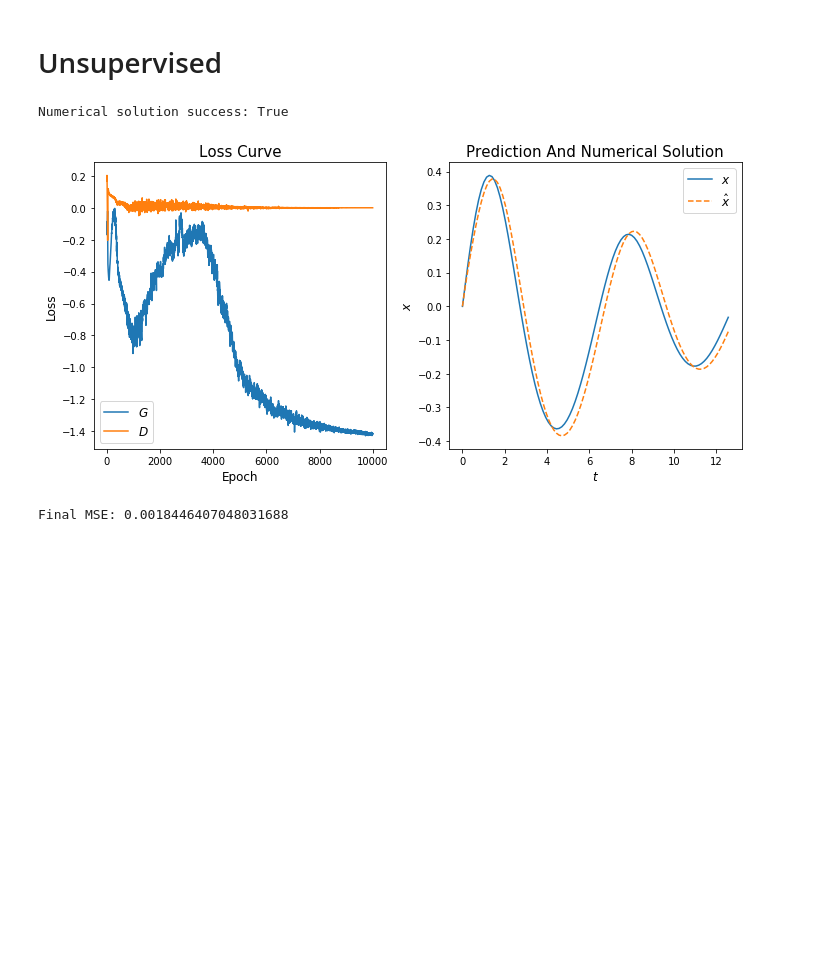
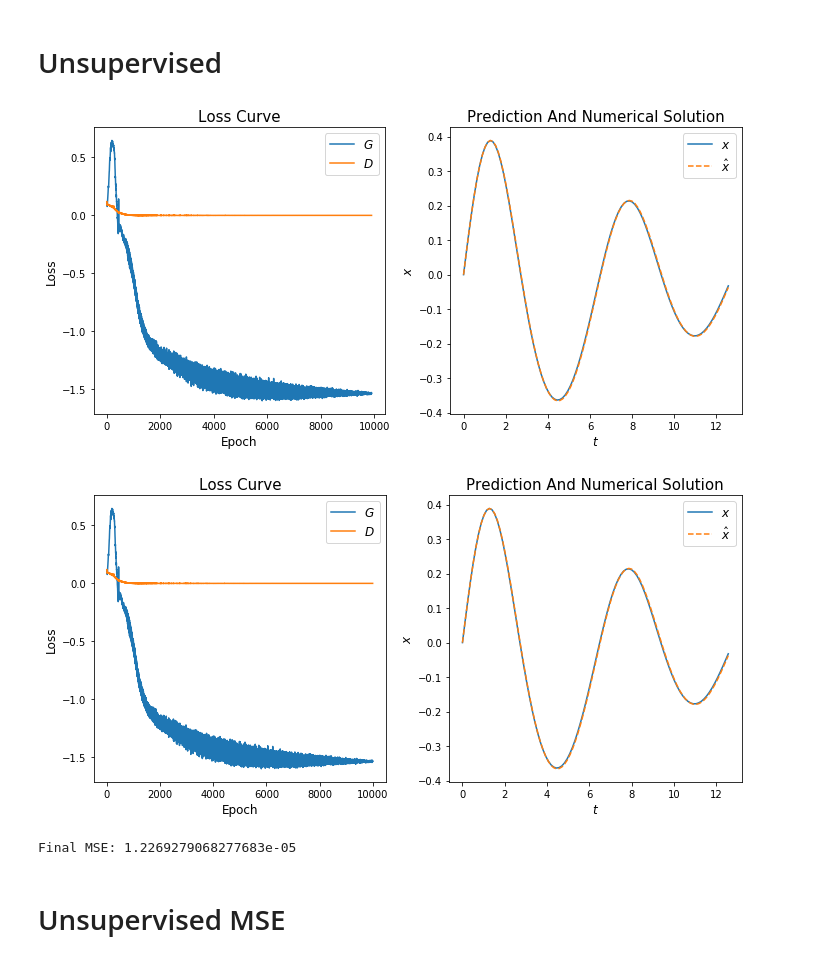
Before and after one commit to dylanrandle/denn, a Jupyter notebook: notebooks/nlo/Unsupervised.ipynb, the cells around one changed output. Saved outputs shown, nothing was run; the diff lists cells and outputs as text; code cells hidden in the pictures; blank space fills up the shorter version.

Commit message:
using non-system prediction adjustment yields much better unsupervised results

```diff
--- a/notebooks/nlo/Unsupervised.ipynb
+++ b/notebooks/nlo/Unsupervised.ipynb
@@ -7,20 +7,22 @@ import torch.nn as nn
 # %%
 D = Discriminator(in_dim=2, out_dim=1,
                   n_hidden_units=32,
                   n_hidden_layers=4,
                   activation=nn.Tanh(),
-                  unbounded=True,   # true for WGAN
+                  unbounded=True,
                   residual=True)
 
 G = Generator(in_dim=1, out_dim=1,
               n_hidden_units=32,
               n_hidden_layers=4,
-              activation=nn.Tanh(), # twice diff'able activation
-              output_tan=True,      # true output range should be (-1,1) if True
+              activation=nn.Tanh(),
+              output_tan=False,
               residual=True)
 
-res = train_GAN_NLO_unsupervised(G, D, d_lr=2e-4, num_epochs=10000, final_plot=True)
+res = train_GAN_NLO_unsupervised(G, D, d_lr=2e-4, num_epochs=10000, final_plot=True, realtime_plot=True, check_every=100)
 # %% [output]
+[figure, new version]
+[figure, added]
-Numerical solution success: True
+Final MSE: 1.2269279068277683e-05
-[figure, old version]
-Final MSE: 0.0018446407048031688
+# %% [markdown]
+# Unsupervised MSE
```
Also changed, not shown: parts of 2 cells of this notebook, 3 other files.
